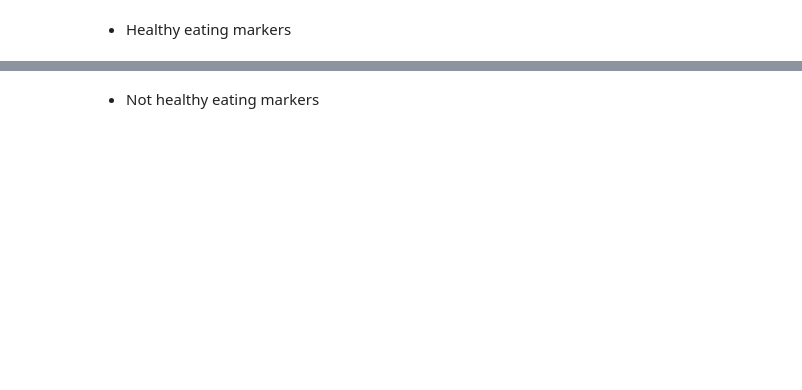
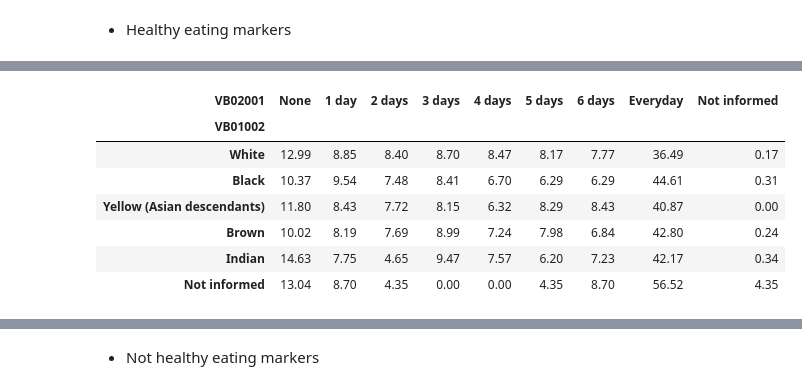
Before and after one commit to anaapbernardo/Bootcamp_DataScience, a Jupyter notebook: Module 3 - Statistics/Ana_Bernardo - Project 3.ipynb, the cells around one changed output, grey strips where cells are left out. Drawn from its saved outputs; the diff is of its cells as text; code cells hidden in the pictures; blank space fills up the shorter version.

```diff
--- a/Module 3 - Statistics/Ana_Bernardo - Project 3.ipynb
+++ b/Module 3 - Statistics/Ana_Bernardo - Project 3.ipynb
@@ -30,0 +47,11 @@ df
+# %%
+dict_answers = {1: 'None',
+                2: '1 day',
+                3: '2 days',
+                4: '3 days',
+                5: '4 days',
+                6: '5 days',
+                7: '6 days',
+                8: 'Everyday',
+                99: 'Not informed'
+               }
@@ -224,0 +218,13 @@ get_question_description('VB02011')
+# %%
+# Beans
+eating_frequency_beans = get_cross_frequency('VB01002', 'VB02001', dict_race, dict_answers)
+eating_frequency_beans
+# %% [output]
+| VB02001 | None | 1 day | 2 days | 3 days | 4 days | 5 days | 6 days | Everyday | Not informed |
+| VB01002 |  |  |  |  |  |  |  |  |  |
+| White | 12.99 | 8.85 | 8.40 | 8.70 | 8.47 | 8.17 | 7.77 | 36.49 | 0.17 |
+| Black | 10.37 | 9.54 | 7.48 | 8.41 | 6.70 | 6.29 | 6.29 | 44.61 | 0.31 |
+| Yellow (Asian descendants) | 11.80 | 8.43 | 7.72 | 8.15 | 6.32 | 8.29 | 8.43 | 40.87 | 0.00 |
+| Brown | 10.02 | 8.19 | 7.69 | 8.99 | 7.24 | 7.98 | 6.84 | 42.80 | 0.24 |
+| Indian | 14.63 | 7.75 | 4.65 | 9.47 | 7.57 | 6.20 | 7.23 | 42.17 | 0.34 |
+| Not informed | 13.04 | 8.70 | 4.35 | 0.00 | 0.00 | 4.35 | 8.70 | 56.52 | 4.35 |
```
Also changed, not shown: parts of 50 cells of this notebook.
